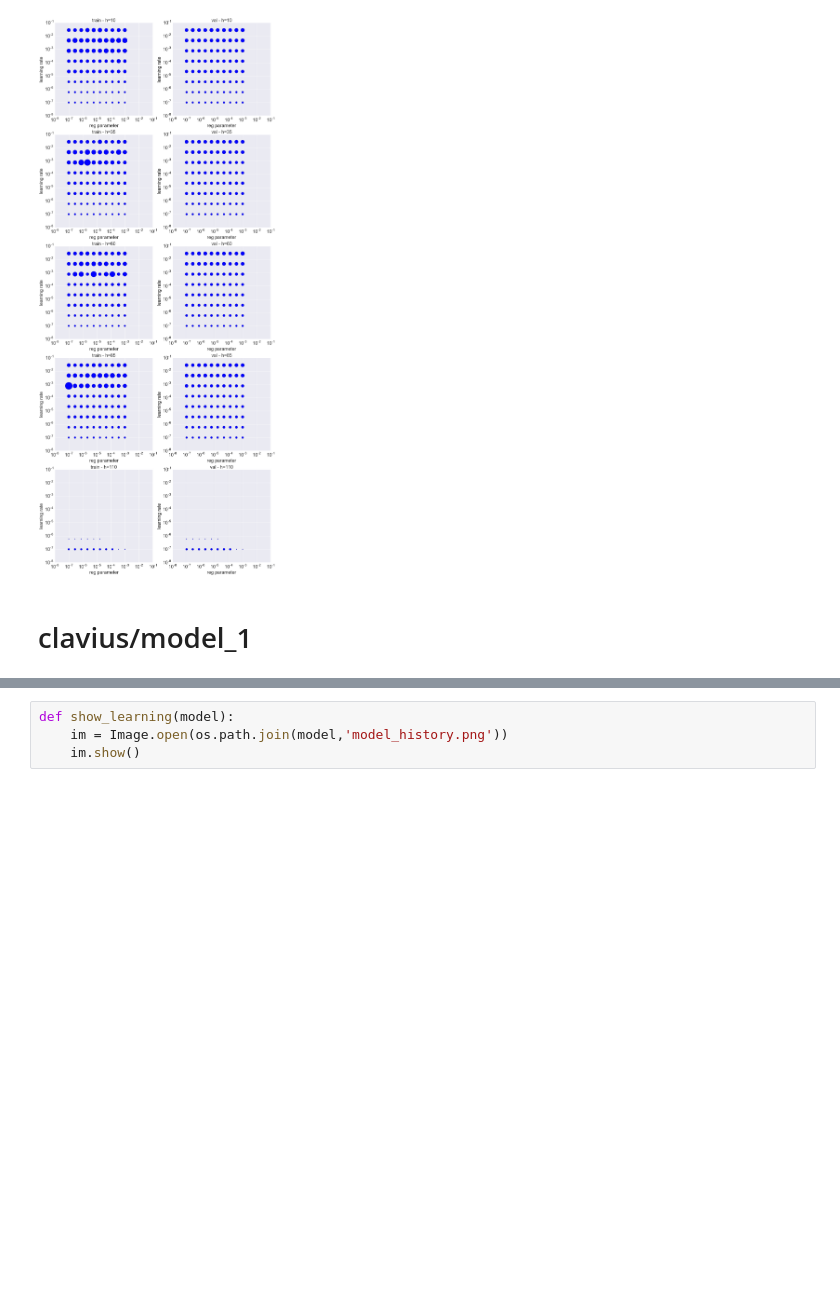
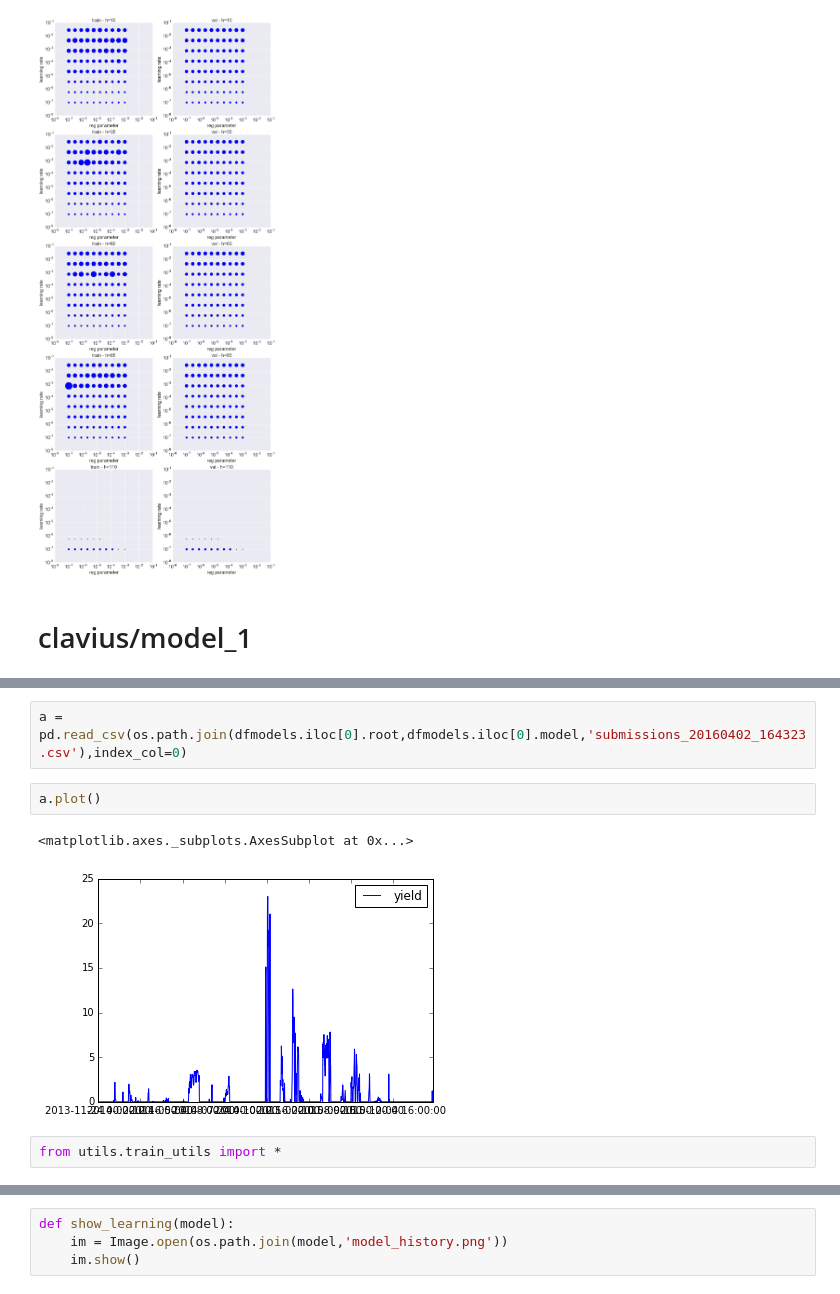
Before and after one commit to cthorey/fognet, a Jupyter notebook: Model_checking.ipynb, the cells around one changed output, grey strips where cells are left out. Cells and saved outputs as stored; diff of their text form; blank space fills up the shorter version.

```diff
--- a/Model_checking.ipynb
+++ b/Model_checking.ipynb
@@ -65,0 +137,9 @@ dfmodels.head(2)
+# %%
+a = pd.read_csv(os.path.join(dfmodels.iloc[0].root,dfmodels.iloc[0].model,'submissions_20160402_164323.csv'),index_col=0)
+# %%
+a.plot()
+# %% [output]
+<matplotlib.axes._subplots.AxesSubplot at 0x...>
+[figure, added]
+# %%
+from utils.train_utils import *
```
Also changed, not shown: parts of 23 cells of this notebook, 17 other files.
